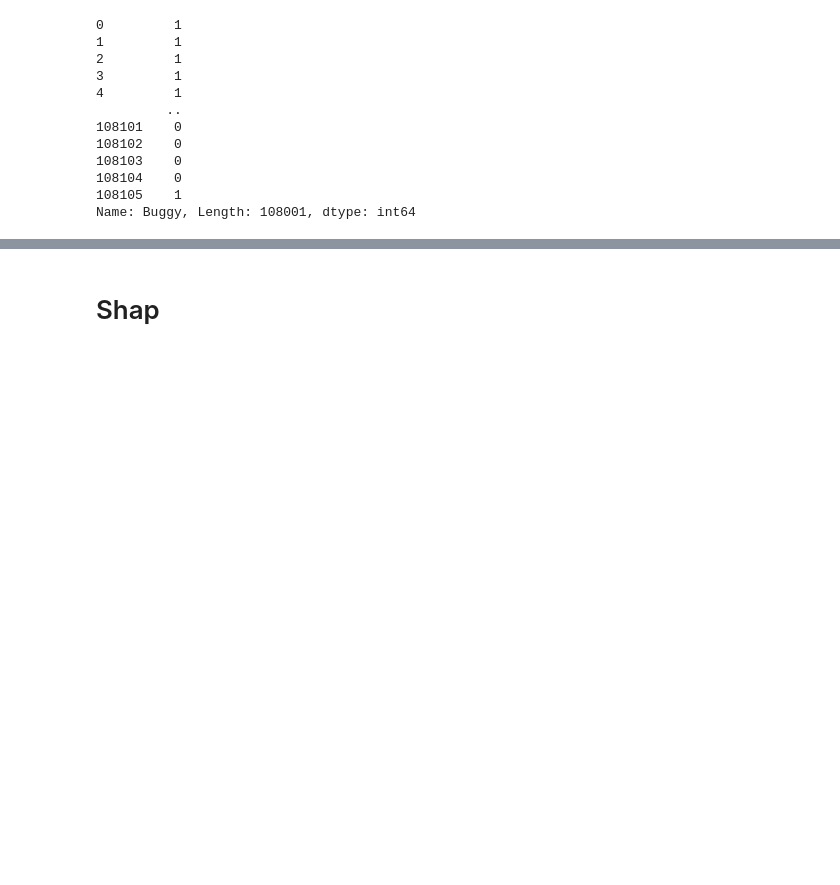
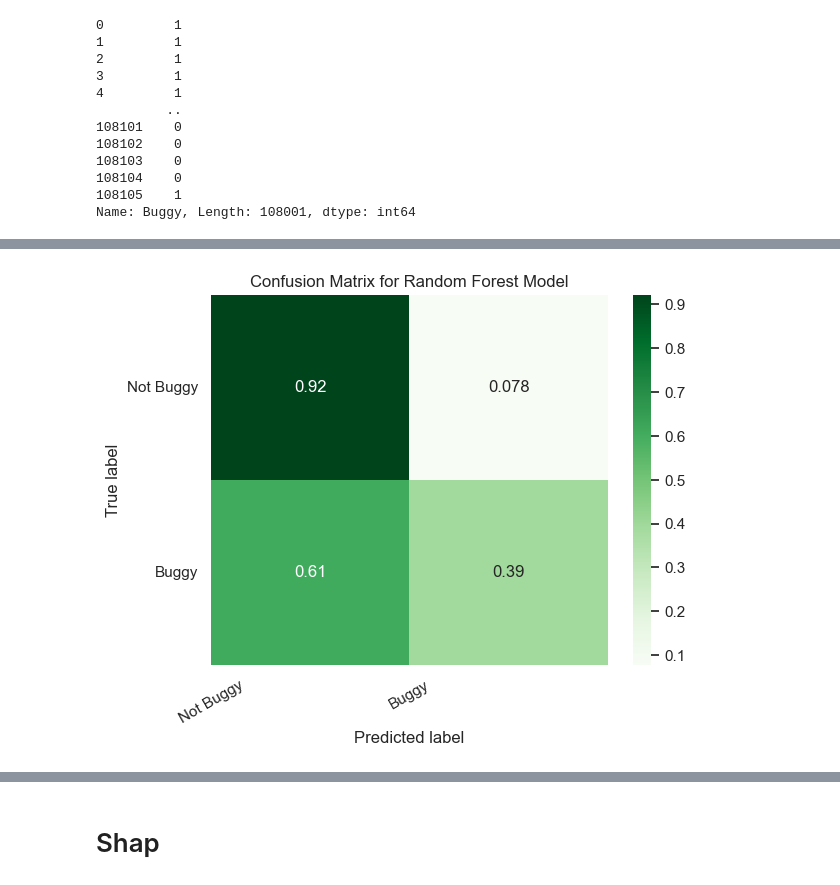
Before and after one commit to davidmacar/bug-prediction-explanation, a Jupyter notebook: clasificacion_buggy.ipynb, the cells around one changed output, grey strips where cells are left out. Cells and saved outputs as stored; diff of their text form; code cells hidden in the pictures; blank space fills up the shorter version.

```diff
--- a/clasificacion_buggy.ipynb
+++ b/clasificacion_buggy.ipynb
@@ -219,0 +191,21 @@ Predicciones correctas: 15765
+# %%
+# Confusion matrix
+conf_matrix = confusion_matrix(y_test, y_pred)
+conf_matrix = conf_matrix.astype('float') / conf_matrix.sum(axis=1)[:, np.newaxis]
+
+# Confusion matrix usando un heat map
+sns.set(font_scale=1)
+sns.heatmap(conf_matrix, annot=True, cmap=plt.cm.Greens)
+
+# Labels
+class_names = ['Not Buggy', 'Buggy']
+tick_marks = np.arange(len(class_names))
+tick_marks2 = tick_marks + 0.5
+plt.xticks(tick_marks, class_names, rotation=30)
+plt.yticks(tick_marks2, class_names, rotation=0)
+plt.xlabel('Predicted label')
+plt.ylabel('True label')
+plt.title('Confusion Matrix for Random Forest Model')
+plt.show()
+# %% [output]
+[figure, added]
```
Also changed, not shown: parts of 35 cells of this notebook.
